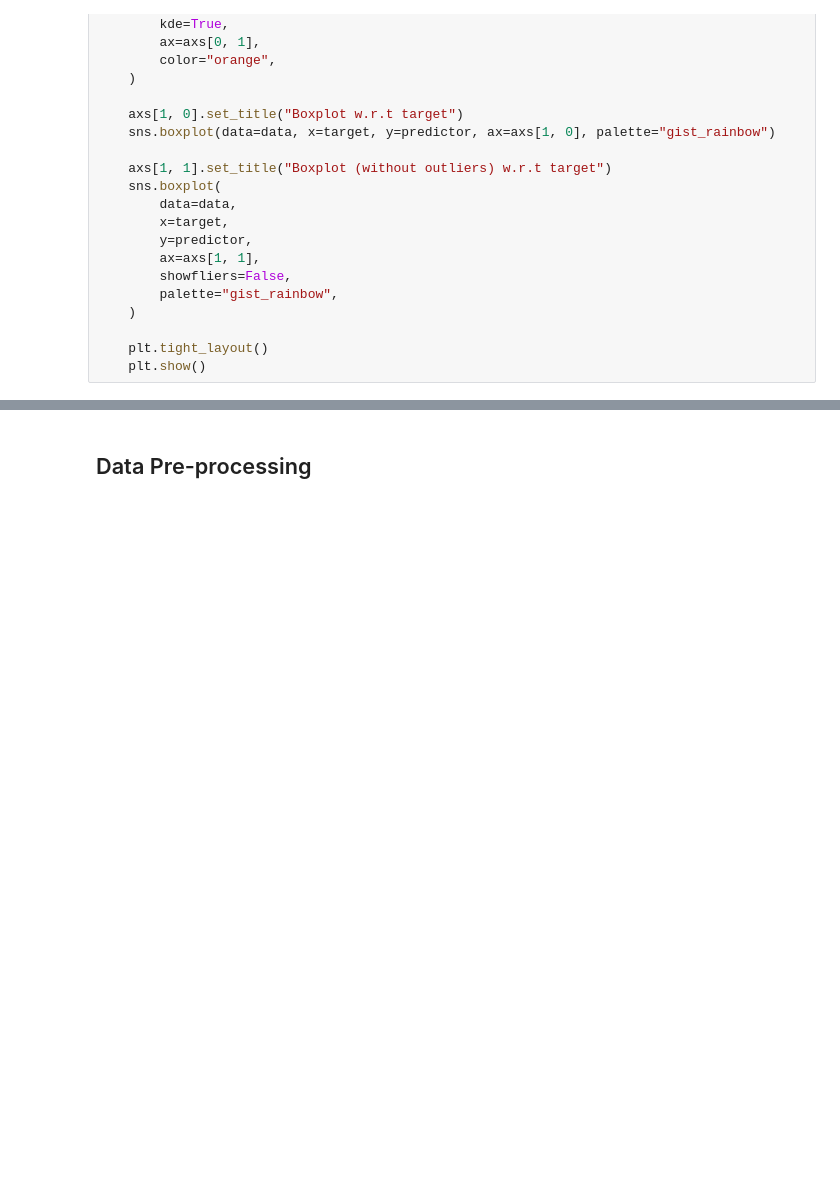
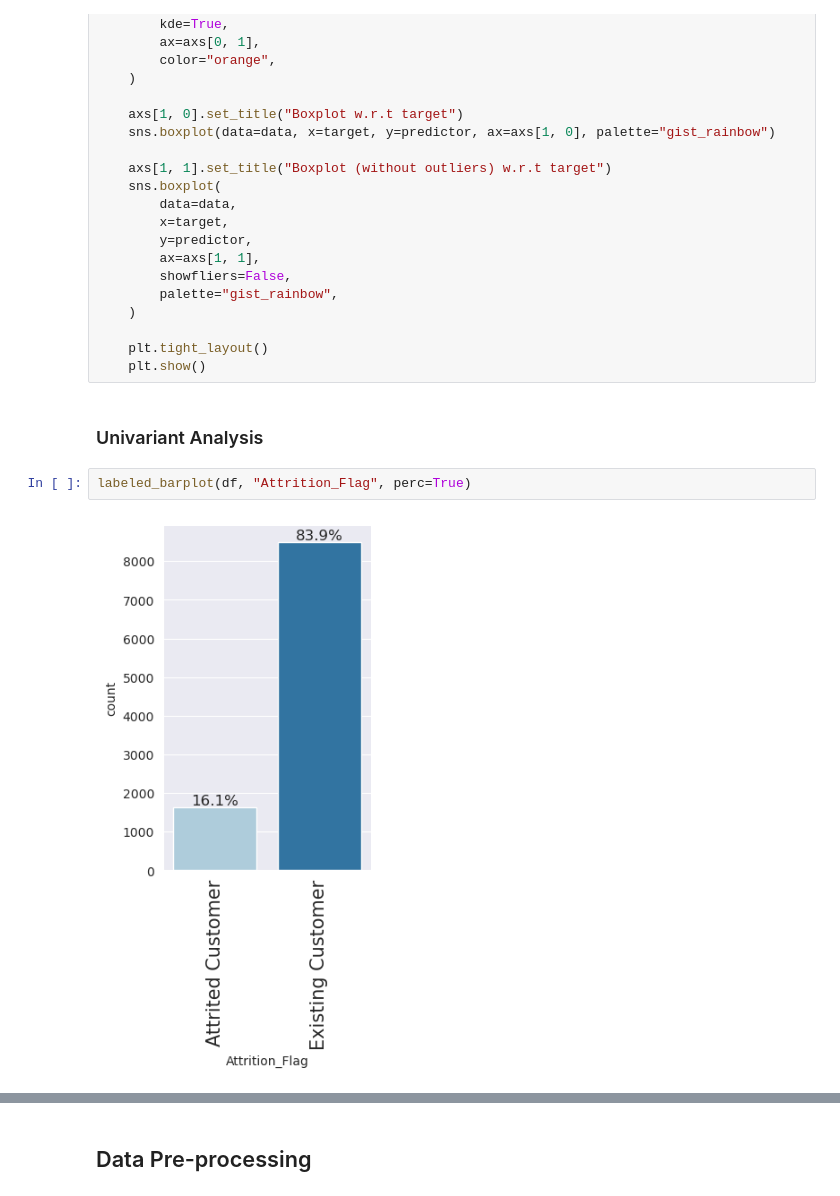
Before and after one commit to tinlong/AIML, a Jupyter notebook: Advanced Machine Learning/Project 3/Patrick_Leong_ETMT_Project_LearnerNotebook_FullCode_v2.ipynb, the cells around one changed output, grey strips where cells are left out. Saved outputs shown, nothing was run; the diff lists cells and outputs as text; blank space fills up the shorter version.

```diff
--- a/Advanced Machine Learning/Project 3/Patrick_Leong_ETMT_Project_LearnerNotebook_FullCode_v2.ipynb
+++ b/Advanced Machine Learning/Project 3/Patrick_Leong_ETMT_Project_LearnerNotebook_FullCode_v2.ipynb
@@ -416,3 +412,9 @@ def distribution_plot_wrt_target(data, predictor, target):
 
     plt.tight_layout()
     plt.show()
+# %% [markdown]
+### Univariant Analysis
+# %%
+labeled_barplot(df, "Attrition_Flag", perc=True)
+# %% [output]
+[figure, added]
```
Also changed, not shown: parts of 67 cells of this notebook.
